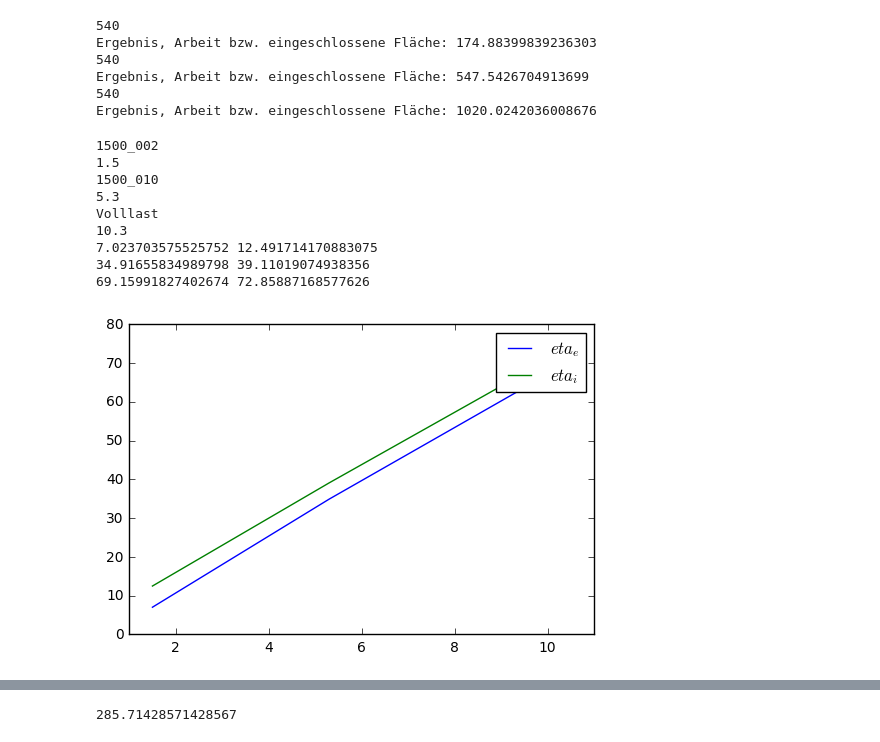
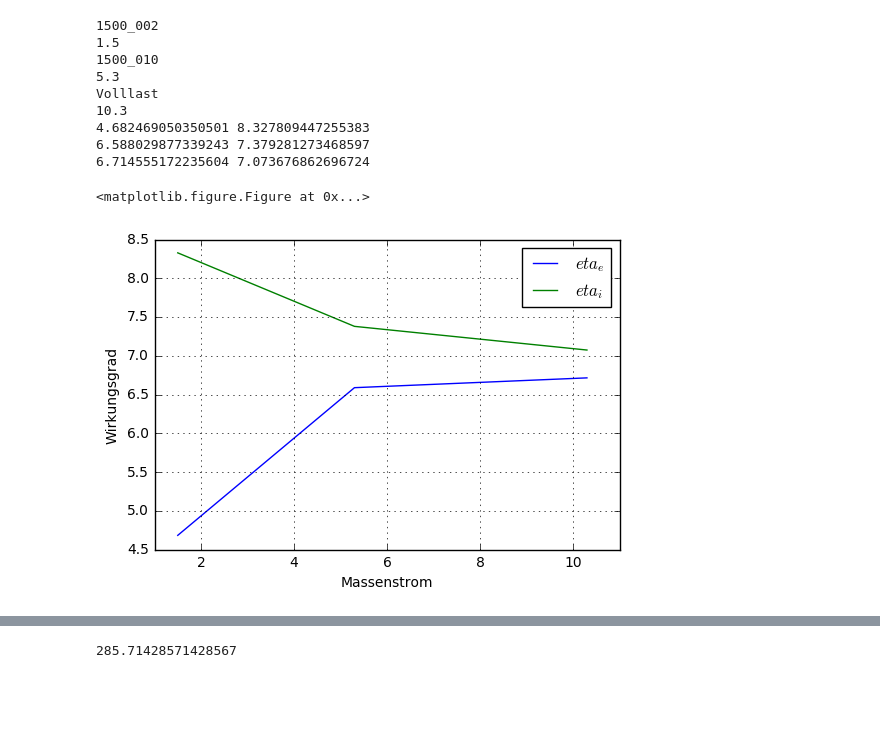
Before and after one commit to BMaxV/Motorkennfeldplot, a Jupyter notebook: main.ipynb, the cells around one changed output, grey strips where cells are left out. Saved outputs shown, nothing was run; the diff lists cells and outputs as text; code cells hidden in the pictures; blank space fills up the shorter version.

Commit message:
Wirkungsgrade?!

```diff
--- a/main.ipynb
+++ b/main.ipynb
@@ -169,0 +120,20 @@ plt.clf()
+# %%
+#idealer Schleppdruck
+
+def Schleppdruck(p1=10**5,V=1,V_max=1):
+    p2=p1*(V_max/V)**1.4
+    return p2
+p2s=[]
+for V in Vs:
+    #print(V,V_max)
+    p2=Schleppdruck(1,V,V_max)
+    p2s.append(p2)
+    a=1
+
+x=[i for i in range(-round(len(p2s)/2),round(len(p2s)/2))]
+#print(x)
+fig, ax = plt.subplots()
+ax.grid(True)
+plt.plot(x,p2s,color="black")
+plt.savefig("Schleppdruck.jpg")
+plt.show()
@@ -170,8 +167,11 @@ plt.clf()
 # %%
+#Integral p dV über das Arbeitsspiel
+
 
 #numerische Flächeberechnung nach Cha Zhang
 #EFFICIENT FEATURE EXTRACTION FOR 2D/3D OBJECTS
 #IN MESH REPRESENTATION
+
 def Teilfläche(p1,p2):
     A = 1/2 * ( - p2[0] * p1[1] + p1[0] * p2[1] )
     return A
@@ -185,41 +185,21 @@ for paar in druckwinkel:
     m=180+360
     bartopascal=10**5
     btp=bartopascal
-    print(m)
+    #print(m)
 
     while c < m-1:
         p1=(ps[c]*btp,Vs[c])
         p2=(ps[c+1]*btp,Vs[c+1])
         Teil_A=Teilfläche(p1,p2)
-        #control printout
-        #print("parts",p1,p2,Teil_A)
         A+=Teil_A
         c+=1
     Work.append(A/1000)
-    print("Ergebnis, Arbeit bzw. eingeschlossene Fläche:",A/1000)# ccm->m3
+    #print("Ergebnis, Arbeit bzw. eingeschlossene Fläche, in Joule:",A/1000)# ccm->m3
 
-
-
-#p0=(ps[0],Vs[0])
-#pl=(ps[-1],Vs[-1])
-#ai=Teilfläche(pl,p0)
-#print(ai)
-#A+=ai
-
-#gesamt_motor=A*2*(1500/60)/1000#pro sekunde in KW
-#print(gesamt_motor)#pro spiel
-
-#print(1500*A*2/1000)
 #Wir haben jetzt also die Arbeit, in Nm, für einen Lastwechsel,
-# %% [output]
-540
-Ergebnis, Arbeit bzw. eingeschlossene Fläche: 174.88399839236303
-540
-Ergebnis, Arbeit bzw. eingeschlossene Fläche: 547.5426704913699
-540
-Ergebnis, Arbeit bzw. eingeschlossene Fläche: 1020.0242036008676
 # %%
-#Wirkungsgrade siehe folien mit formeln
+#Wirkungsgrade
+
 #leistung gegebene / gemessen
 #brennwerte der gram massenstrom
 Ms=[]
@@ -246,39 +226,45 @@ P_bs=[]
 eta_is=[]
 eta_es=[]
 c=0
 while c < 3:
     M=Ms[c]
     m_dot=m_dots[c]
     Work_i=Work[c]
-    P_e=M*math.pi*2*n
 
-    P_i=0.5*4*n*Work_i
+    P_e=M*math.pi*2*n #Nm * 1/min
 
-    m_dot=1
+    P_i=0.5*4*n*Work_i #joule * 1/min
+
+    #m_dot=1
     H_u=42000#kJ/kg
 
-    P_brenn=m_dot*H_u
+    P_brenn=m_dot*H_u #kg/h * KJ /kg ->kg/min *Kj/kg
     P_bs.append(P_brenn)
     eta_e=P_e/P_brenn
     eta_i=P_i/P_brenn
     eta_es.append(eta_e)
     eta_is.append(eta_i)
     print(eta_e,eta_i)
     c+=1
 
+fig, ax = plt.subplots()
+ax.grid(True)
 plt.plot(m_dots,eta_es,label="$eta_e$")
 plt.plot(m_dots,eta_is,label="$eta_i$")
+plt.xlabel("Massenstrom")
+plt.ylabel("Wirkungsgrad")
 plt.legend()
 plt.show()
 # %% [output]
 1500_002
 1.5
 1500_010
 5.3
 Volllast
 10.3
-7.023703575525752 12.491714170883075
-34.91655834989798 39.11019074938356
-69.15991827402674 72.85887168577626
+4.682469050350501 8.327809447255383
+6.588029877339243 7.379281273468597
+6.714555172235604 7.073676862696724
+<matplotlib.figure.Figure at 0x...>
-[figure, old version]
+[figure, new version]
 # %%
```
Also changed, not shown: parts of 12 cells of this notebook.
